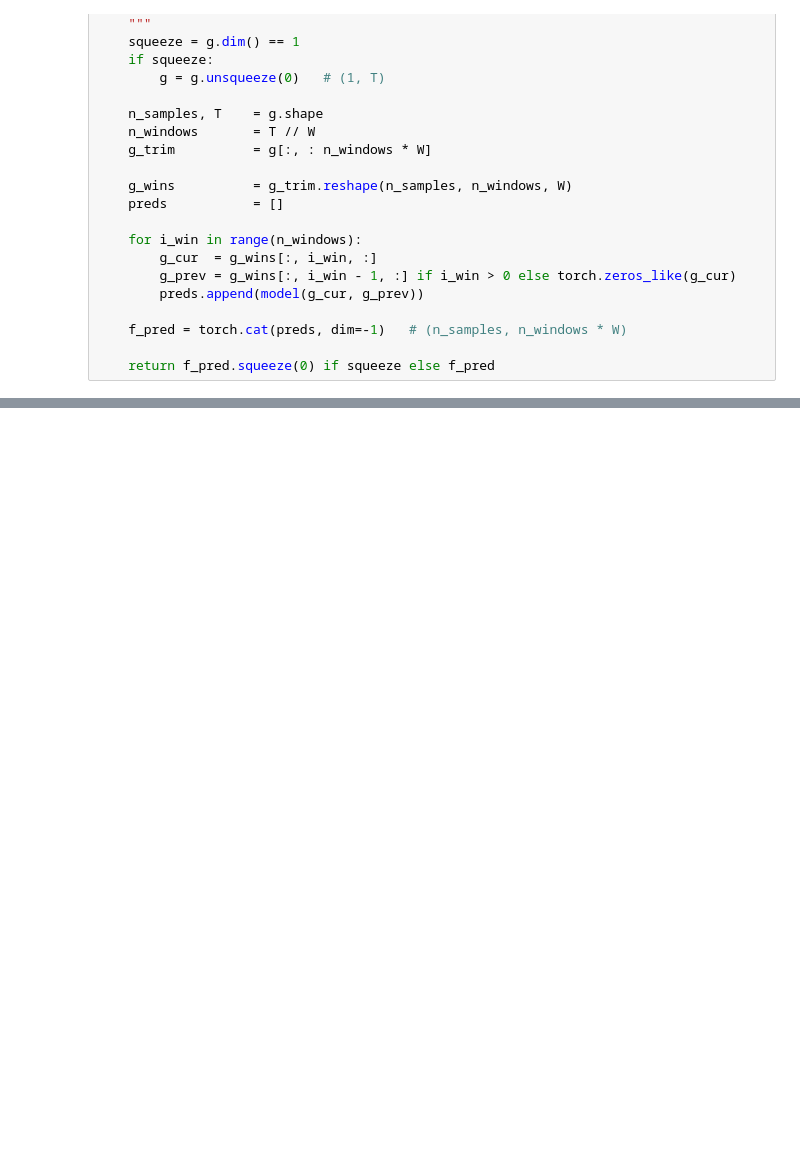
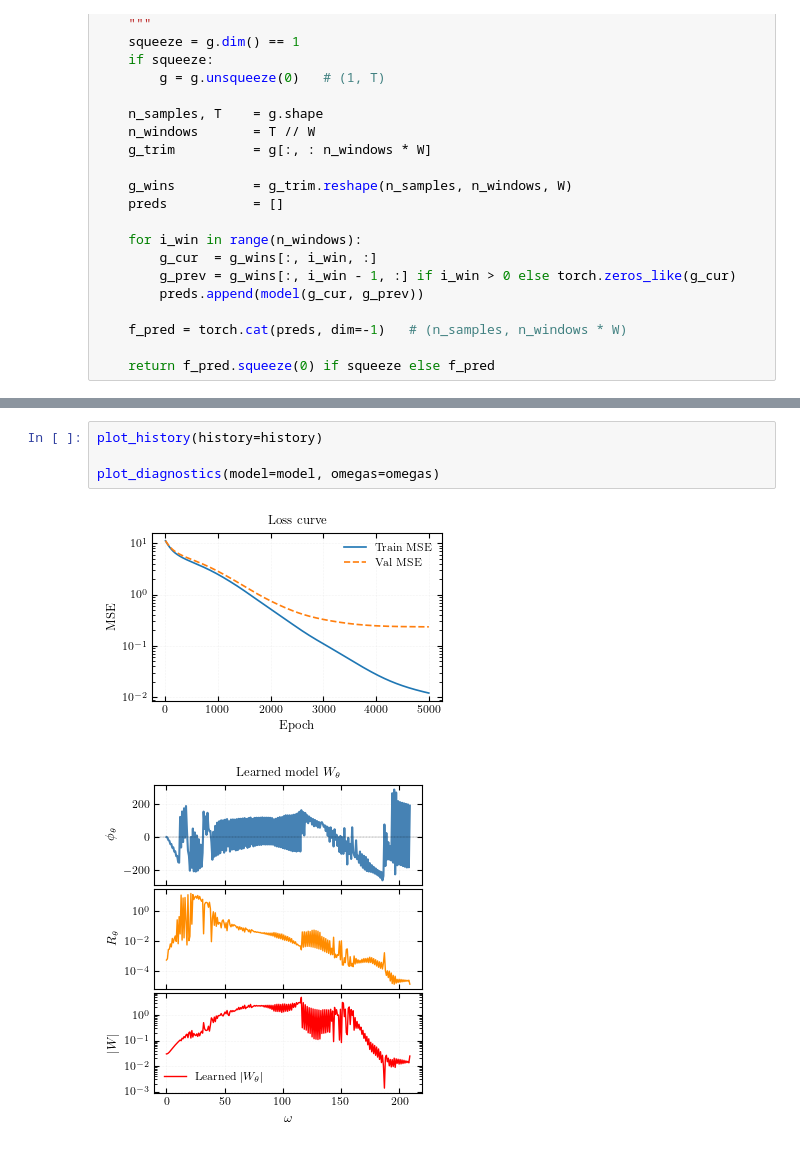
Before and after one commit to Sparisi01/RPM_implementation, a Jupyter notebook: tikhonov_learned_window.ipynb, the cells around one changed output, grey strips where cells are left out. Cells and saved outputs as stored; diff of their text form; blank space fills up the shorter version.

```diff
--- a/tikhonov_learned_window.ipynb
+++ b/tikhonov_learned_window.ipynb
@@ -392,0 +446,7 @@ print(model.sigma.get_Sigma())
+# %%
+plot_history(history=history)
+
+plot_diagnostics(model=model, omegas=omegas)
+# %% [output]
+[figure, added]
+[figure, added]
```
Also changed, not shown: parts of 12 cells of this notebook, 13 other files.
